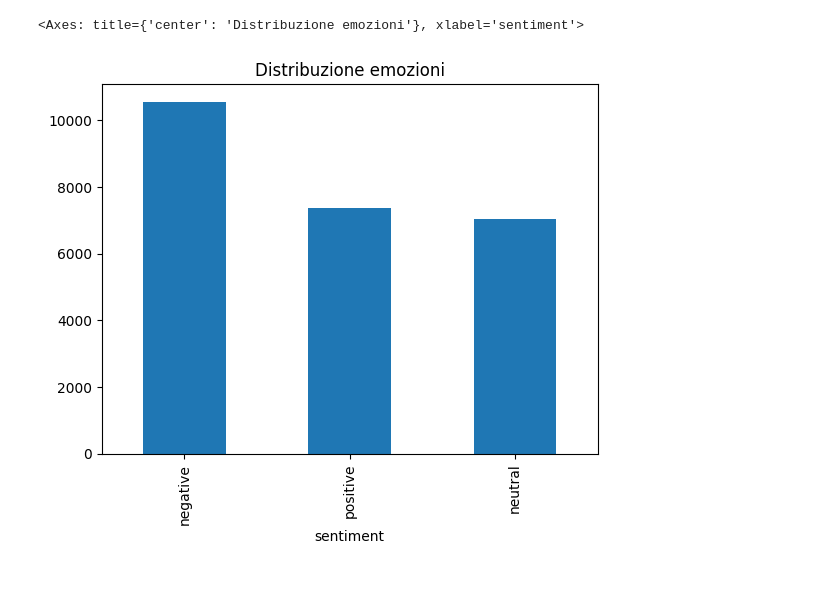
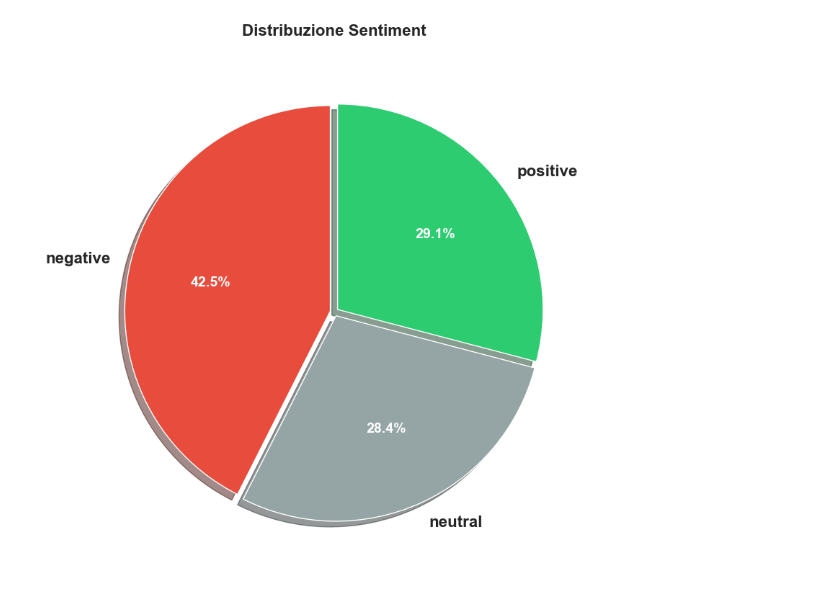
Before and after one commit to matteostronati/Data_science_project, a Jupyter notebook: notebooks/07_sentiment_analysis.ipynb, the cells around one changed output. Saved outputs shown, nothing was run; the diff lists cells and outputs as text; code cells hidden in the pictures.

Commit message:
EDA sentiment analysis

```diff
--- a/notebooks/07_sentiment_analysis.ipynb
+++ b/notebooks/07_sentiment_analysis.ipynb
@@ -43,6 +95,42 @@ Prime 5 righe:
 # %%
-df.sentiment.value_counts().plot(kind='bar', title = "Distribuzione dei sentiment")
+sns.set_style("whitegrid")
+sns.set_context("notebook", font_scale=1.2)
+
+sentiment_order = ['negative', 'neutral', 'positive']
+sentiment_counts = df['sentiment'].value_counts().reindex(sentiment_order)
+
+
+colors = ['#e74c3c', '#95a5a6', '#2ecc71']
+
+fig, ax = plt.subplots(figsize=(10, 8))
+
+# Creazione il grafico con esplosione
+explode = (0.02, 0.02, 0.02)
+
+wedges, texts, autotexts = ax.pie(
+    sentiment_counts.values,
+    labels=sentiment_counts.index,
+    autopct='%1.1f%%',
+    colors=colors,
+    startangle=90,
+    explode=explode,
+    shadow=True,
+    textprops={'fontsize': 13, 'weight': 'bold'}
+)
+
+for autotext in autotexts:
+    autotext.set_color('white')
+    autotext.set_fontsize(14)
+    autotext.set_weight('bold')
+
+for text in texts:
+    text.set_fontsize(16)
+    text.set_weight('bold')
+
+ax.set_title('Distribuzione Sentiment', fontsize=16, fontweight='bold', pad=20)
+
+plt.tight_layout()
+plt.show()
 # %% [output]
-<Axes: title={'center': 'Distribuzione emozioni'}, xlabel='sentiment'>
-[figure, old version]
+[figure, new version]
 # %%
```
Also changed, not shown: parts of 7 cells of this notebook.
